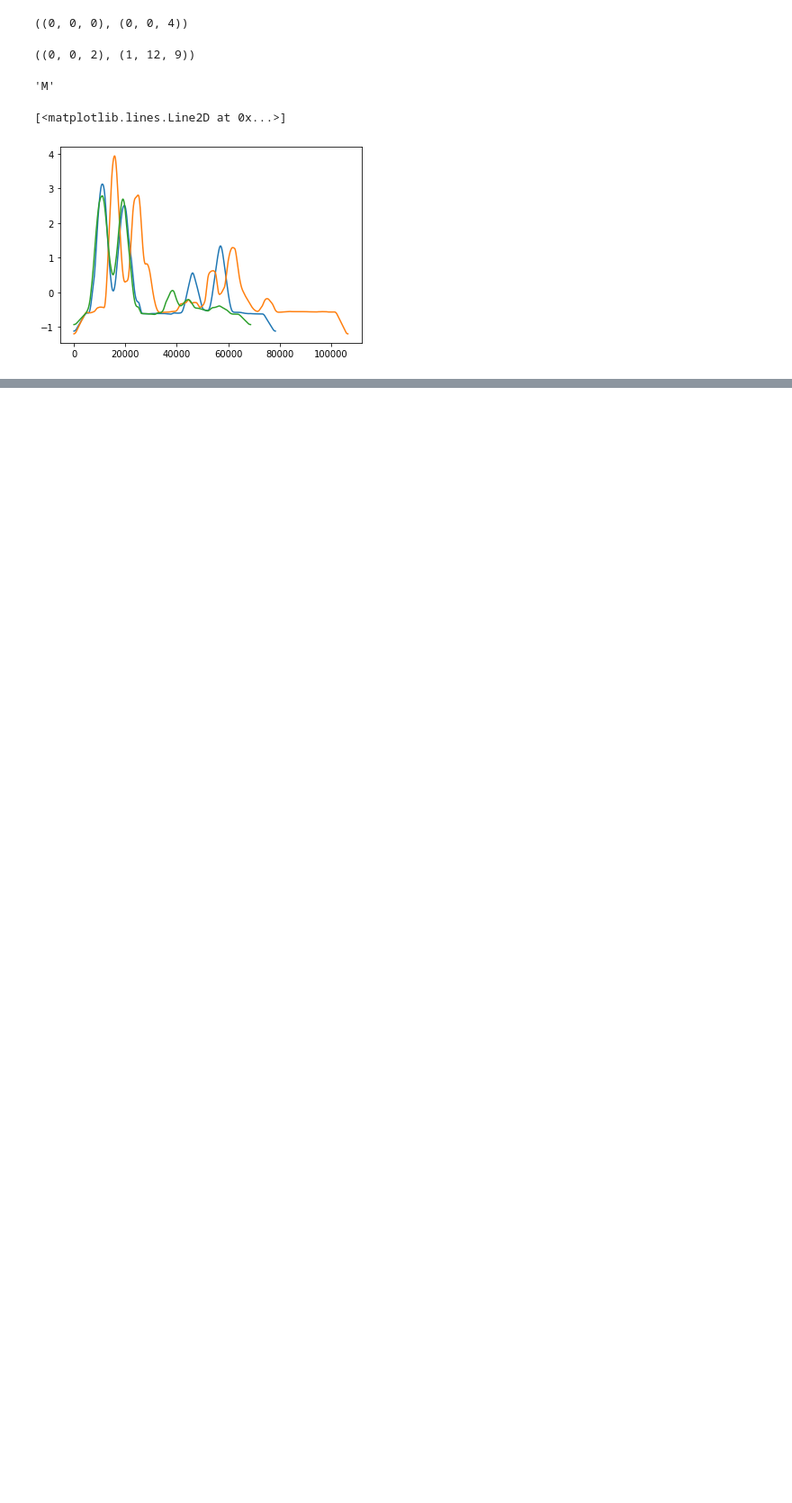
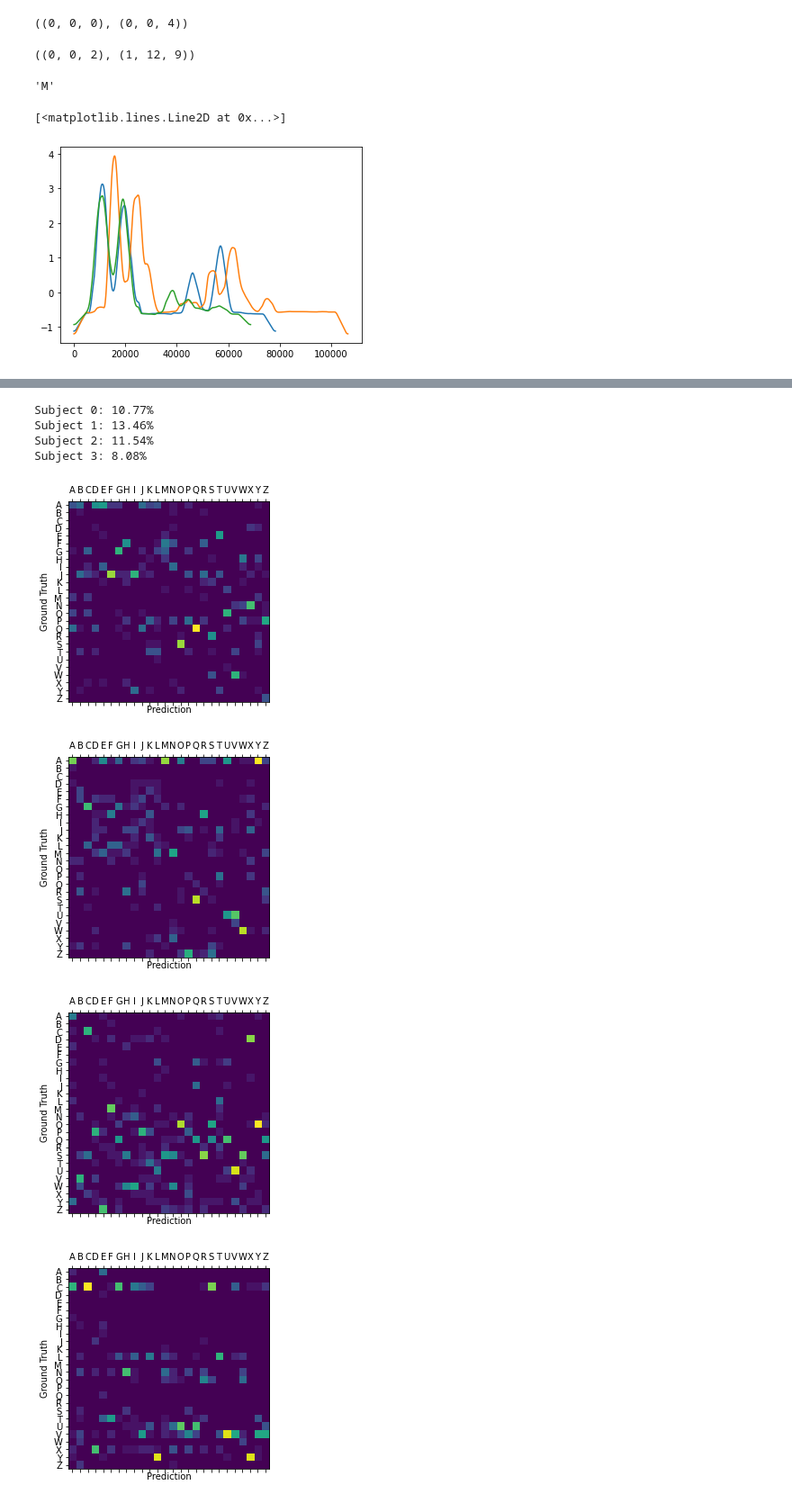
Before and after one commit to ijc8/acr, a Jupyter notebook: Baseline.ipynb, the cells around one changed output, grey strips where cells are left out. Shown at 90% size. Saved outputs shown, nothing was run; the diff lists cells and outputs as text; code cells hidden in the pictures; blank space fills up the shorter version.

Commit message:
Fix bug in cross-validation, regenerate results.

```diff
--- a/Baseline.ipynb
+++ b/Baseline.ipynb
@@ -223,0 +195,16 @@ print(end - start)
+# %%
+import time
+very_start = time.time()
+for subject in range(filtered.shape[0]):
+    # Split off one subject for testing.
+    train = np.vstack((filtered[:subject], filtered[subject+1:]))
+    test = filtered[subject][None]
+    start = time.time()
+    for i, indices in enumerate(np.ndindex(test.shape)):
+        match = nearest_neighbor(test[indices], train)
+        print(indices, match)
+        cross_validation[subject].append((indices, match))
+        remaining = (time.time() - start) / (i + 1) * (test.size - (i + 1))
+        print(f"{(i + 1) / test.size * 100:.2f}% -- ETA {int(remaining // 60):2}:{round(remaining % 60):02}")
+end = time.time()
+print(end - very_start)
@@ -223,0 +229,33 @@ print(end - start)
+# %%
+import pickle
+with open("cross_validation.pkl", "wb") as f:
+    pickle.dump(cross_validation, f)
+# %%
+import pickle
+with open("cross_validation.pkl", "rb") as f:
+    cross_validation = pickle.load(f)
+# %%
+cross_validation[0][0]
+for subject in range(len(cross_validation)):
+    accuracy = sum(int(tei[1] == tri[1]) for tei, tri in cross_validation[subject]) / len(cross_validation[subject])
+    print(f"Subject {subject}: {round(accuracy * 100, 2)}%")
+# %% [output]
+Subject 0: 10.77%
+Subject 1: 13.46%
+Subject 2: 11.54%
+Subject 3: 8.08%
+# %%
+for subject in range(len(cross_validation)):
+    cm = np.zeros((26, 26))
+    for te, tr in cross_validation[subject]:
+        cm[tr[1], te[1]] += 1
+    plt.matshow(cm)
+    plt.xticks(np.arange(26), alpha)
+    plt.yticks(np.arange(26), alpha)
+    plt.xlabel("Prediction")
+    plt.ylabel("Ground Truth")
+# %% [output]
+[figure, added]
+[figure, added]
+[figure, added]
+[figure, added]
```
Also changed, not shown: parts of 8 cells of this notebook, 1 other file.
